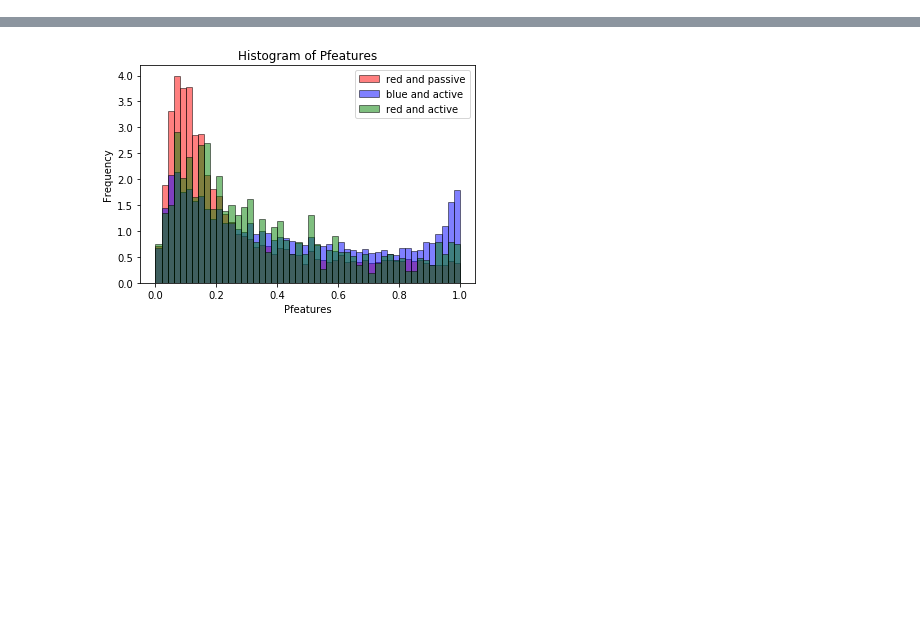
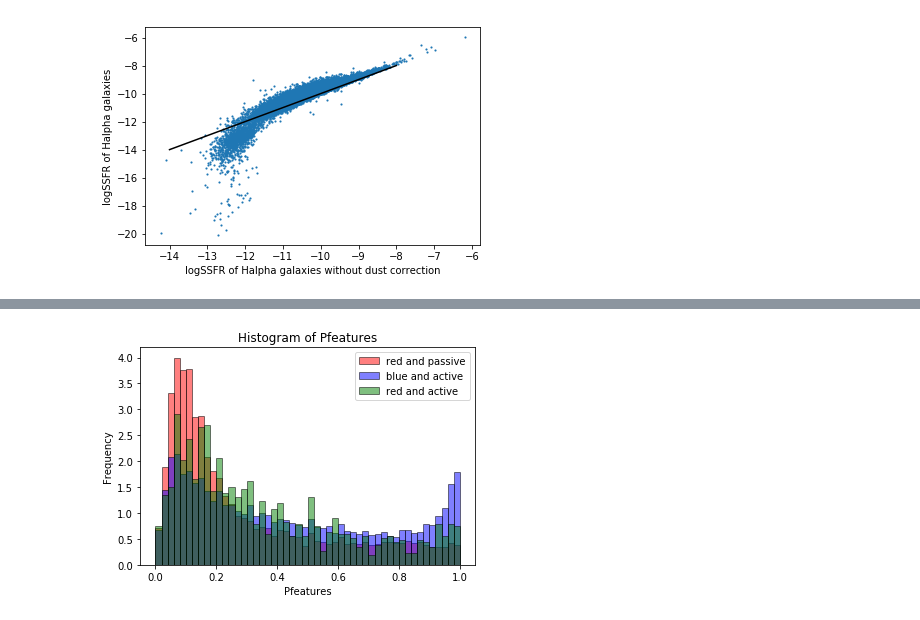
Before and after one commit to jaotter/Otter-Research-2017, a Jupyter notebook: early_late_classification.ipynb, the cells around one changed output, grey strips where cells are left out. Drawn from its saved outputs; the diff is of its cells as text; code cells hidden in the pictures; blank space fills up the shorter version.

```diff
--- a/early_late_classification.ipynb
+++ b/early_late_classification.ipynb
@@ -144,0 +177,11 @@ plt.show()
+# %%
+plot3 = plt.figure()
+plt.scatter(HalphaSFR_nodust, HalphaSFR, marker = '.', s=5) #this only plots galaxies which have their SFR calculated with Halpha
+#plt.xlim(-1.5,0.5)
+#plt.ylim(-1.2,1.5)
+plt.ylabel('logSSFR of Halpha galaxies')
+plt.xlabel('logSSFR of Halpha galaxies without dust correction')
+plt.plot([-14,-13,-12,-10,-8],[-14,-13,-12,-10,-8], c='k')
+plt.show()
+# %% [output]
+[figure, added]
```
Also changed, not shown: parts of 11 cells of this notebook.
